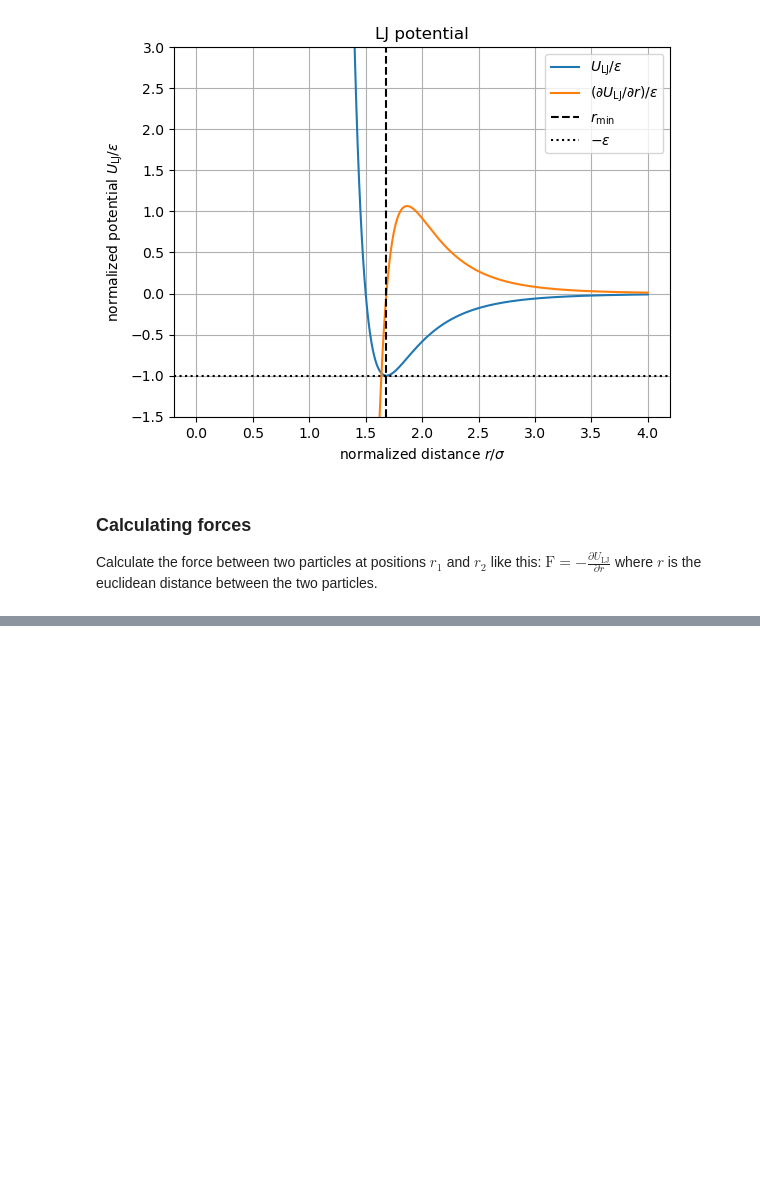
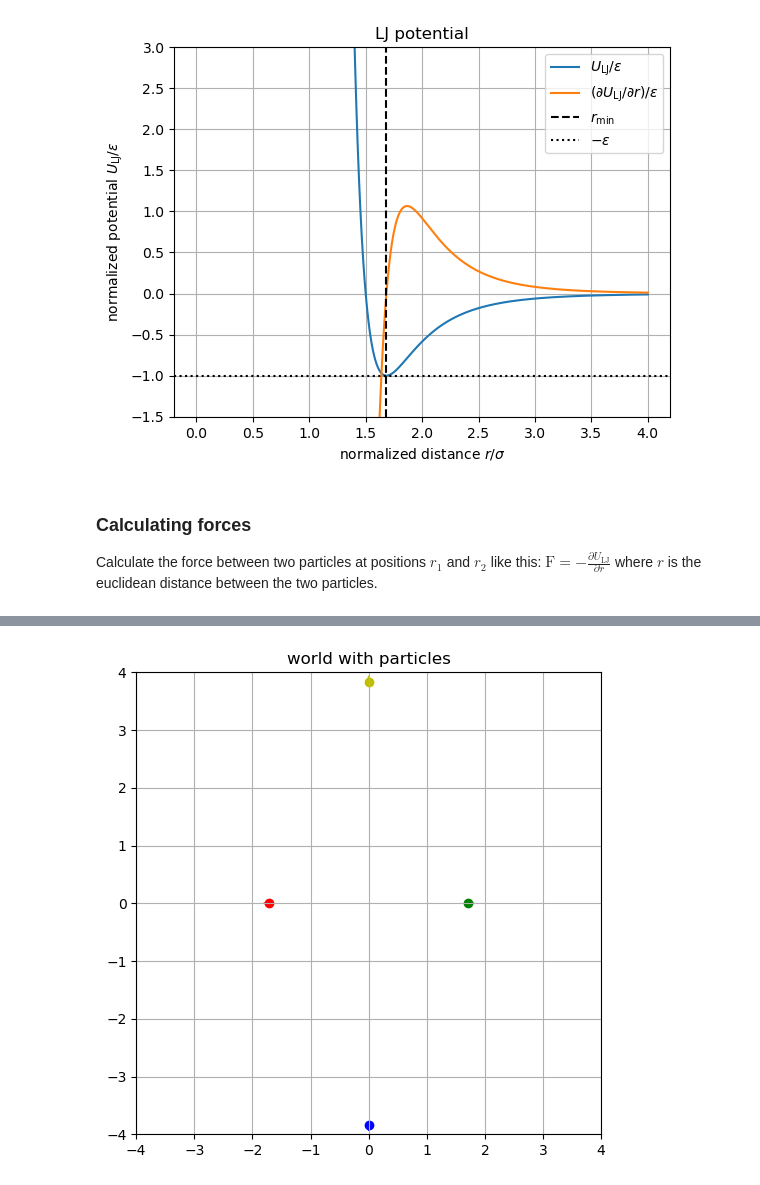
Before and after one commit to neftlon/md2ml, a Jupyter notebook: sim.ipynb, the cells around one changed output, grey strips where cells are left out. Drawn from its saved outputs; the diff is of its cells as text; code cells hidden in the pictures; blank space fills up the shorter version.

```diff
--- a/sim.ipynb
+++ b/sim.ipynb
@@ -108,19 +124,21 @@ arrow_params = lambda c: dict(head_width=0.05, head_length=0.1, fc=c, ec=c, anim
 fig,ax = plt.subplots(figsize=(6,6))
 
 # plot organization
-ax.set_title("world with two particles")
+ax.set_title("world with particles")
 ax.grid(True)
-ax.set_xlim(-1,3)
-ax.set_ylim(-2,2)
+ax.set_xlim(-4,4)
+ax.set_ylim(-4,4)
 
 # store trajectory images
 frames = []
-for (r1t,v1t),(r2t,v2t) in zip(traj1,traj2):
-    frames.append([
-        ax.scatter(*r1t, label="p1", color="r", animated=True),
-        ax.arrow(*r1t, *v1t, label="p1's speed vector", **arrow_params("r")),
-        ax.scatter(*r2t, label="p2", color="b", animated=True),
-        ax.arrow(*r2t, *v2t, label="p2's speed vector", **arrow_params("b")),
-    ])
+for r,v,_ in trajs:
+    elems = []
+    for i,c in enumerate(list("rgby")):
+        elems += [
+            ax.scatter(*r[i], label=f"p{c}", color=c, animated=True),
+            ax.arrow(*r[i], *dt*v[i], label=f"p{i}'s speed vector", **arrow_params(c)),
+        ]
+    frames.append(elems)
 ani = animation.ArtistAnimation(fig, frames, interval=100, blit=True, repeat_delay=1500)
 HTML(ani.to_html5_video())
+# %% [output]
@@ -126,0 +146 @@ HTML(ani.to_html5_video())
+[figure, added]
```
Also changed, not shown: parts of 7 cells of this notebook.
